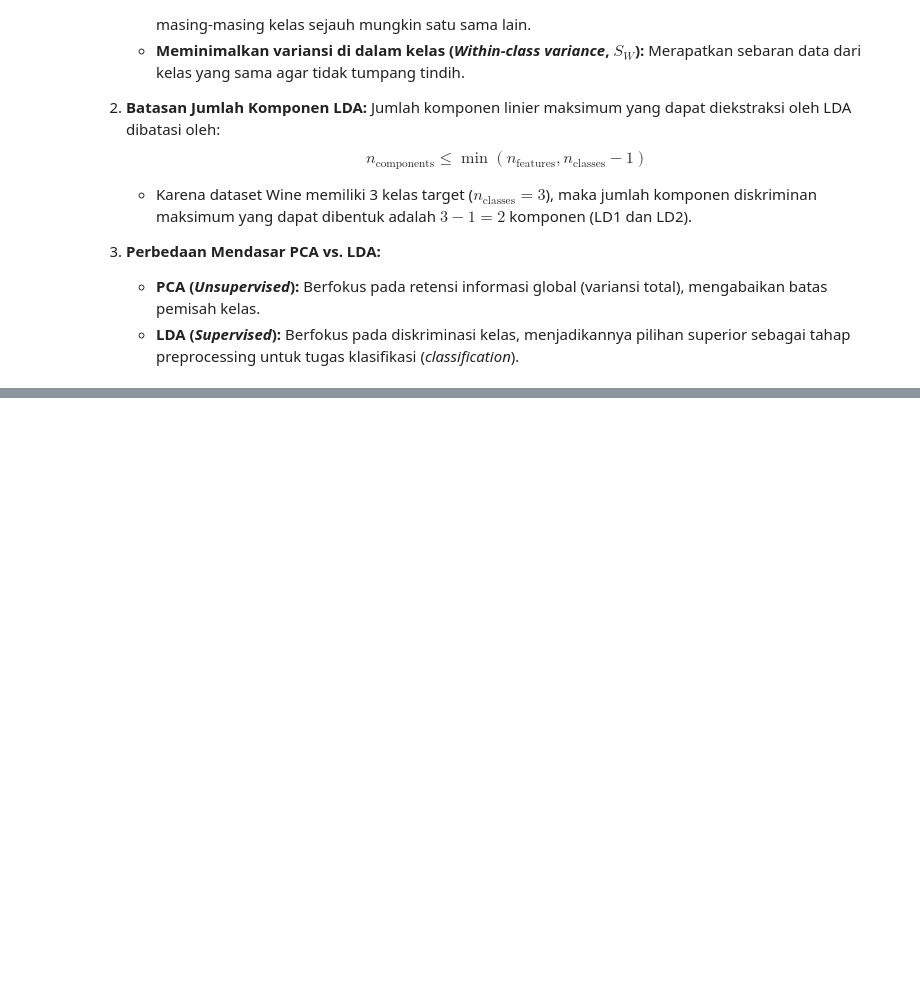
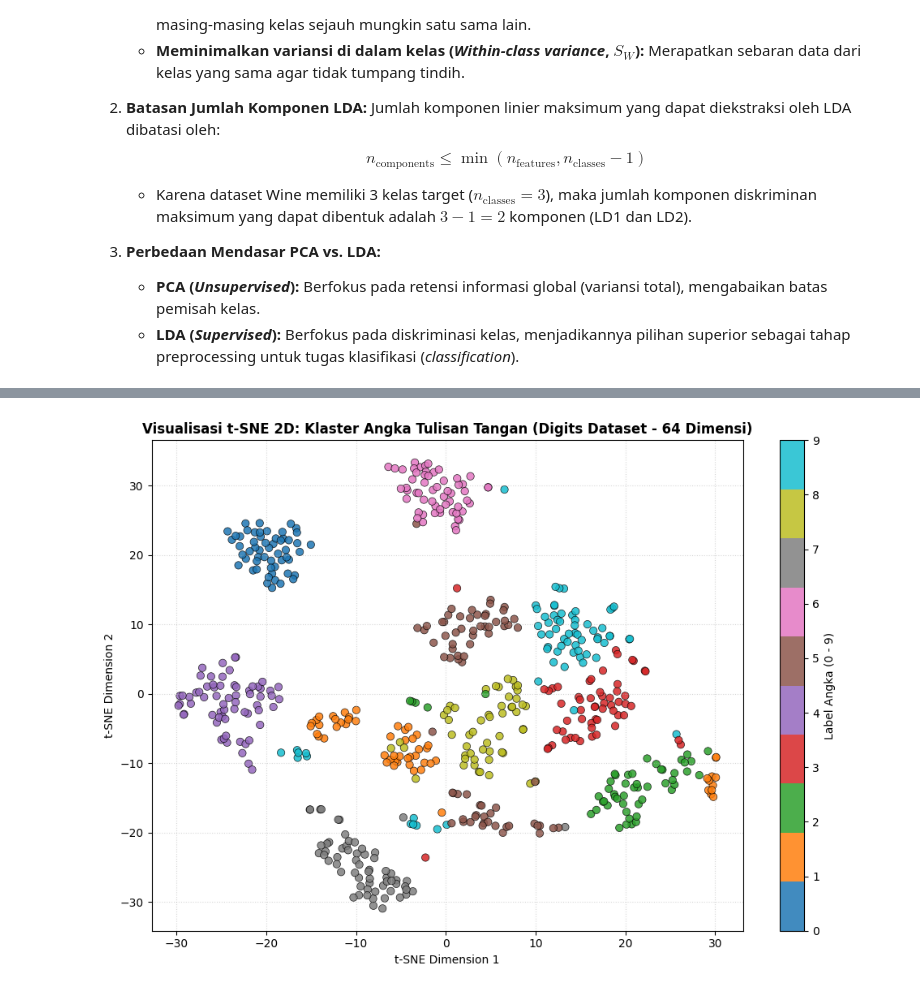
Before and after one commit to dwikidias/scikit-learn-Cookbook, a Jupyter notebook: Bab_3_Dimensionality_Reduction_Techniques.ipynb, the cells around one changed output, grey strips where cells are left out. Cells and saved outputs as stored; diff of their text form; code cells hidden in the pictures; blank space fills up the shorter version.

```diff
--- a/Bab_3_Dimensionality_Reduction_Techniques.ipynb
+++ b/Bab_3_Dimensionality_Reduction_Techniques.ipynb
@@ -292,0 +223,34 @@ Reduksi dimensi sering kali melibatkan pertukaran (*trade-off*) antara **penyede
+# %%
+# 1. Memuat dataset Digits (gambar angka tulisan tangan 8x8 piksel = 64 dimensi)
+digits = load_digits()
+X_digits, y_digits = digits.data, digits.target
+
+# Mengambil subset 600 sampel agar komputasi t-SNE cepat dan visualisasi tidak terlalu padat
+np.random.seed(42)
+sample_mask = np.random.choice(len(X_digits), 600, replace=False)
+X_dig_sub, y_dig_sub = X_digits[sample_mask], y_digits[sample_mask]
+
+# 2. Standarisasi dan Menjalankan t-SNE (Mereduksi dari 64 Dimensi ke 2 Dimensi)
+scaler = StandardScaler()
+X_dig_scaled = scaler.fit_transform(X_dig_sub)
+
+tsne = TSNE(n_components=2, perplexity=30, random_state=42, n_iter=1000)
+X_tsne = tsne.fit_transform(X_dig_scaled)
+
+# 3. Visualisasi Proyeksi Klaster 2D t-SNE untuk 10 Kelas Angka (0-9)
+fig, ax = plt.subplots(figsize=(10, 7))
+scatter = ax.scatter(X_tsne[:, 0], X_tsne[:, 1], c=y_dig_sub, cmap='tab10',
+                     s=45, alpha=0.85, edgecolors='black', linewidth=0.5)
+
+cbar = plt.colorbar(scatter, ax=ax, ticks=range(10))
+cbar.set_label('Label Angka (0 - 9)', fontsize=10)
+
+ax.set_title('Visualisasi t-SNE 2D: Klaster Angka Tulisan Tangan (Digits Dataset - 64 Dimensi)', fontsize=12, fontweight='bold')
+ax.set_xlabel('t-SNE Dimension 1', fontsize=10)
+ax.set_ylabel('t-SNE Dimension 2', fontsize=10)
+ax.grid(True, linestyle=':', alpha=0.5)
+
+plt.tight_layout()
+plt.show()
+# %% [output]
+[figure, added]
```
Also changed, not shown: parts of 21 cells of this notebook.
